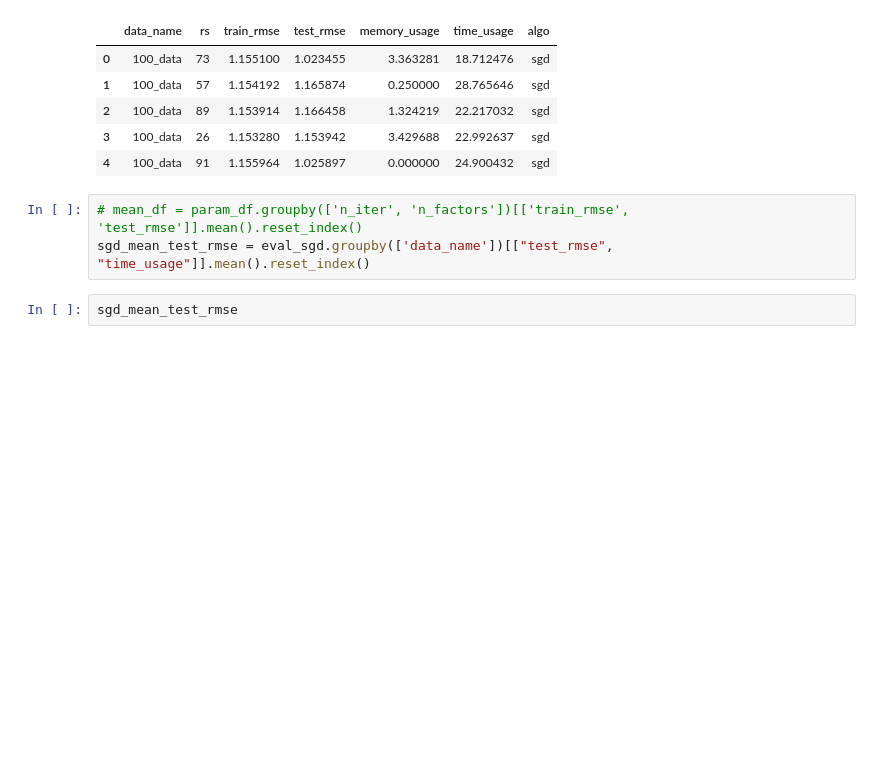
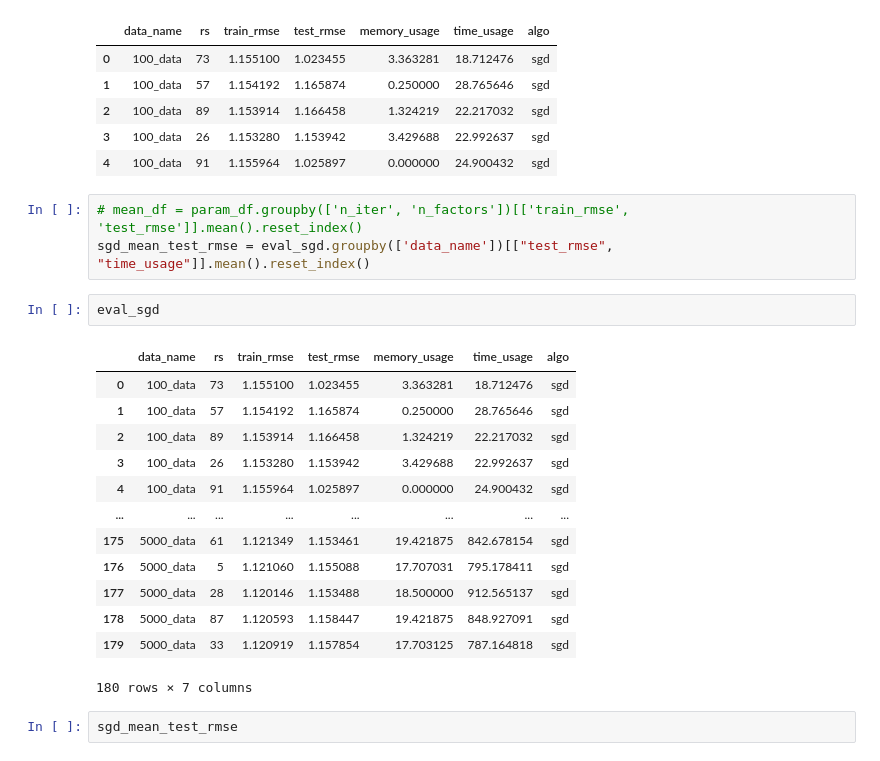
Before and after one commit to fauzanebd/merchant_recommendation_system, a Jupyter notebook: analyze_mf.ipynb, the cells around one changed output. Drawn from its saved outputs; the diff is of its cells as text; blank space fills up the shorter version.

```diff
--- a/analyze_mf.ipynb
+++ b/analyze_mf.ipynb
@@ -112,6 +112,22 @@ eval_sgd.head()
 # %%
 # mean_df = param_df.groupby(['n_iter', 'n_factors'])[['train_rmse', 'test_rmse']].mean().reset_index()
 sgd_mean_test_rmse = eval_sgd.groupby(['data_name'])[["test_rmse", "time_usage"]].mean().reset_index()
+# %%
+eval_sgd
+# %% [output]
+|  | data_name | rs | train_rmse | test_rmse | memory_usage | time_usage | algo |
+| 0 | 100_data | 73 | 1.155100 | 1.023455 | 3.363281 | 18.712476 | sgd |
+| 1 | 100_data | 57 | 1.154192 | 1.165874 | 0.250000 | 28.765646 | sgd |
+| 2 | 100_data | 89 | 1.153914 | 1.166458 | 1.324219 | 22.217032 | sgd |
+| 3 | 100_data | 26 | 1.153280 | 1.153942 | 3.429688 | 22.992637 | sgd |
+| 4 | 100_data | 91 | 1.155964 | 1.025897 | 0.000000 | 24.900432 | sgd |
+| ... | ... | ... | ... | ... | ... | ... | ... |
+| 175 | 5000_data | 61 | 1.121349 | 1.153461 | 19.421875 | 842.678154 | sgd |
+| 176 | 5000_data | 5 | 1.121060 | 1.155088 | 17.707031 | 795.178411 | sgd |
+| 177 | 5000_data | 28 | 1.120146 | 1.153488 | 18.500000 | 912.565137 | sgd |
+| 178 | 5000_data | 87 | 1.120593 | 1.158447 | 19.421875 | 848.927091 | sgd |
+| 179 | 5000_data | 33 | 1.120919 | 1.157854 | 17.703125 | 787.164818 | sgd |
+180 rows × 7 columns
 # %%
 sgd_mean_test_rmse
 # %% [output]
```
Also changed, not shown: parts of 1 cell of this notebook, 1 other file.
